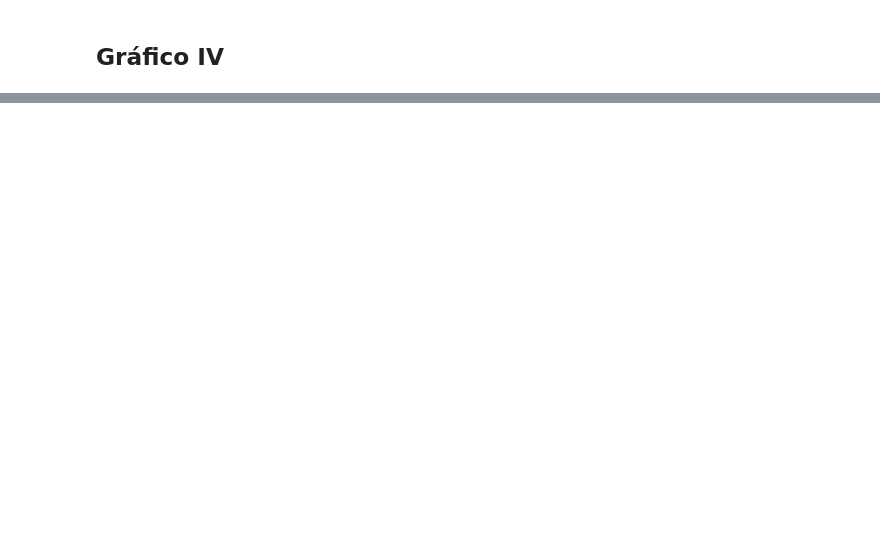
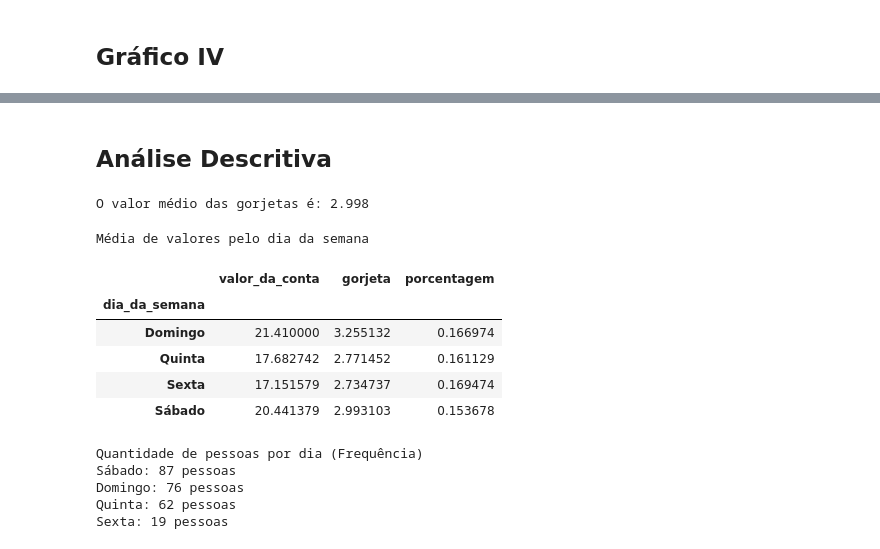
Before and after one commit to strawndri/data-visualization, a Jupyter notebook: Notebooks/Gorjetas.ipynb, the cells around one changed output, grey strips where cells are left out. Saved outputs shown, nothing was run; the diff lists cells and outputs as text; code cells hidden in the pictures; blank space fills up the shorter version.

Commit message:
Análise Descritiva - Média de Valores e Frequência de Pessoas (dia da semana)

```diff
--- a/Notebooks/Gorjetas.ipynb
+++ b/Notebooks/Gorjetas.ipynb
@@ -352,0 +353,31 @@ grafico_dias4 = sns.lmplot(x='gorjeta', y='porcentagem', hue='dia_da_semana', co
+# %% [markdown]
+## Análise Descritiva
+# %%
+media_gorjetas = gorjetas.gorjeta.mean()
+
+print(f'O valor médio das gorjetas é: {media_gorjetas:.3f}')
+# %% [output]
+O valor médio das gorjetas é: 2.998
+# %%
+print('Média de valores pelo dia da semana')
+gorjetas.groupby(['dia_da_semana']).mean()[['valor_da_conta', 'gorjeta', 'porcentagem']]
+# %% [output]
+Média de valores pelo dia da semana
+|  | valor_da_conta | gorjeta | porcentagem |
+| dia_da_semana |  |  |  |
+| Domingo | 21.410000 | 3.255132 | 0.166974 |
+| Quinta | 17.682742 | 2.771452 | 0.161129 |
+| Sexta | 17.151579 | 2.734737 | 0.169474 |
+| Sábado | 20.441379 | 2.993103 | 0.153678 |
+# %%
+pessoas_por_dia = gorjetas.dia_da_semana.value_counts()
+
+print('Quantidade de pessoas por dia (Frequência)')
+for dia, n in pessoas_por_dia.items():
+  print(f'{dia}: {n} pessoas')
+# %% [output]
+Quantidade de pessoas por dia (Frequência)
+Sábado: 87 pessoas
+Domingo: 76 pessoas
+Quinta: 62 pessoas
+Sexta: 19 pessoas
```
Also changed, not shown: parts of 15 cells of this notebook.
